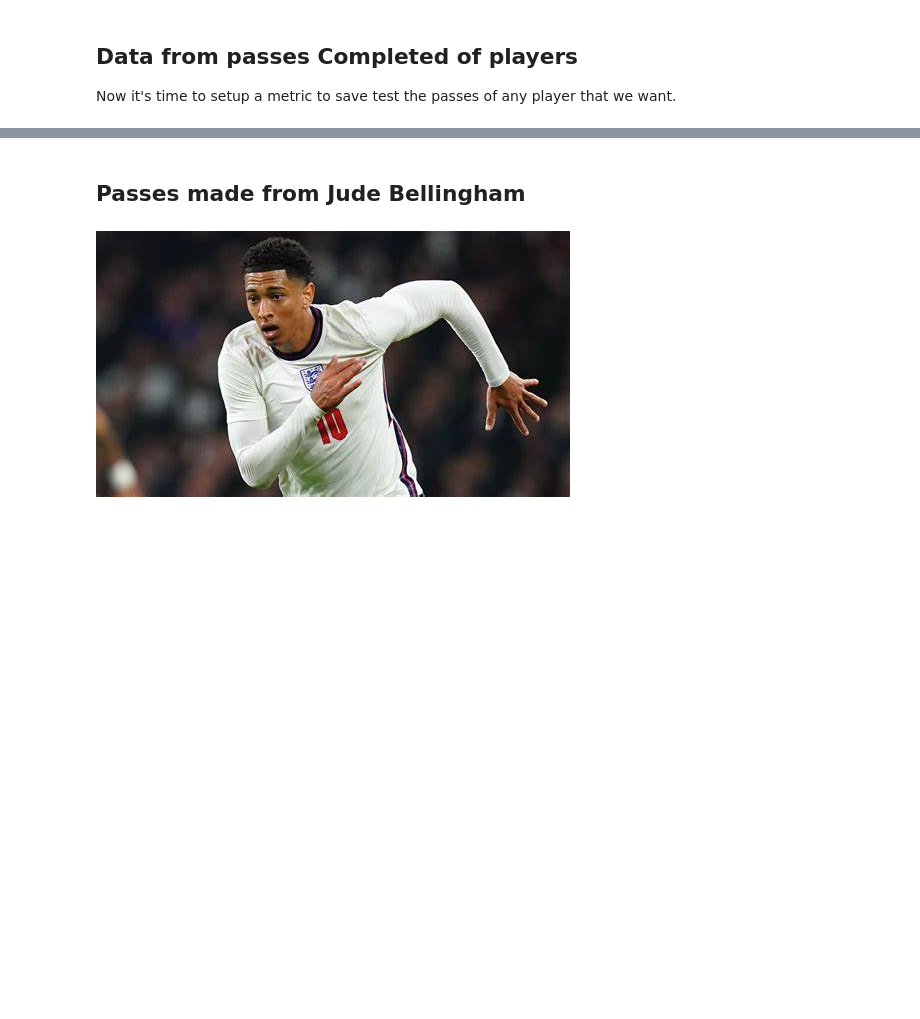
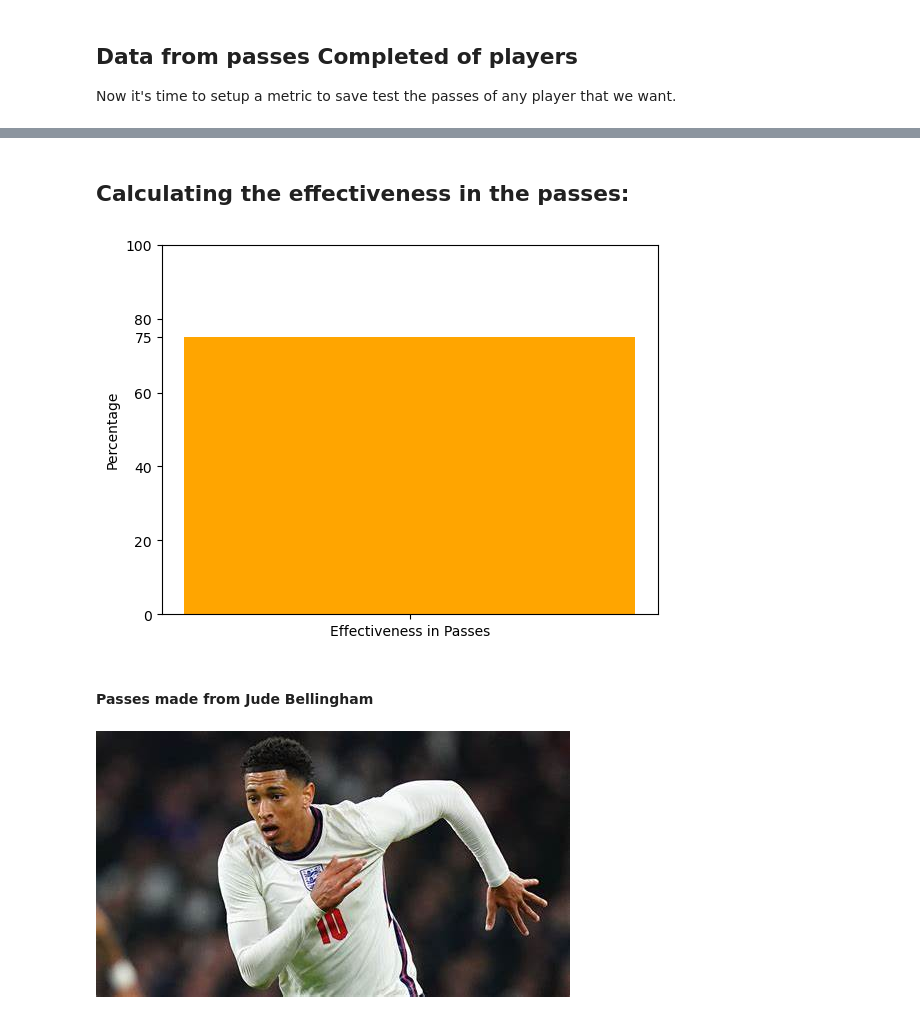
Before and after one commit to danirssx/data_practices, a Jupyter notebook: passes.ipynb, the cells around one changed output, grey strips where cells are left out. Drawn from its saved outputs; the diff is of its cells as text; code cells hidden in the pictures; blank space fills up the shorter version.

```diff
--- a/passes.ipynb
+++ b/passes.ipynb
@@ -143,4 +144,23 @@ Correct Passes: 36 Incorrect Passes:  48
+# %% [markdown]
+## Calculating the effectiveness in the passes:
+# %%
+#effectiveness in passes
+success_passes = len(passes_correct) / len(passes_general) * 100
+
+y_success = np.arange(0, 100, step=20)
+y_success = np.append(y_success, [success_passes, 100])
+
+
+# Effectiveness in passes
+plt.bar('Effectiveness in Passes', success_passes, width=0.6, color='orange')
+plt.yticks(y_success)
+
+plt.ylabel('Percentage')
+
+print()
+# %% [output]
+[figure, added]
 # %% [markdown]
-## Passes made from Jude Bellingham
+#### Passes made from Jude Bellingham
 # %% [markdown]
 ![image.png](attachment:image.png)
```
Also changed, not shown: parts of 2 cells of this notebook.
